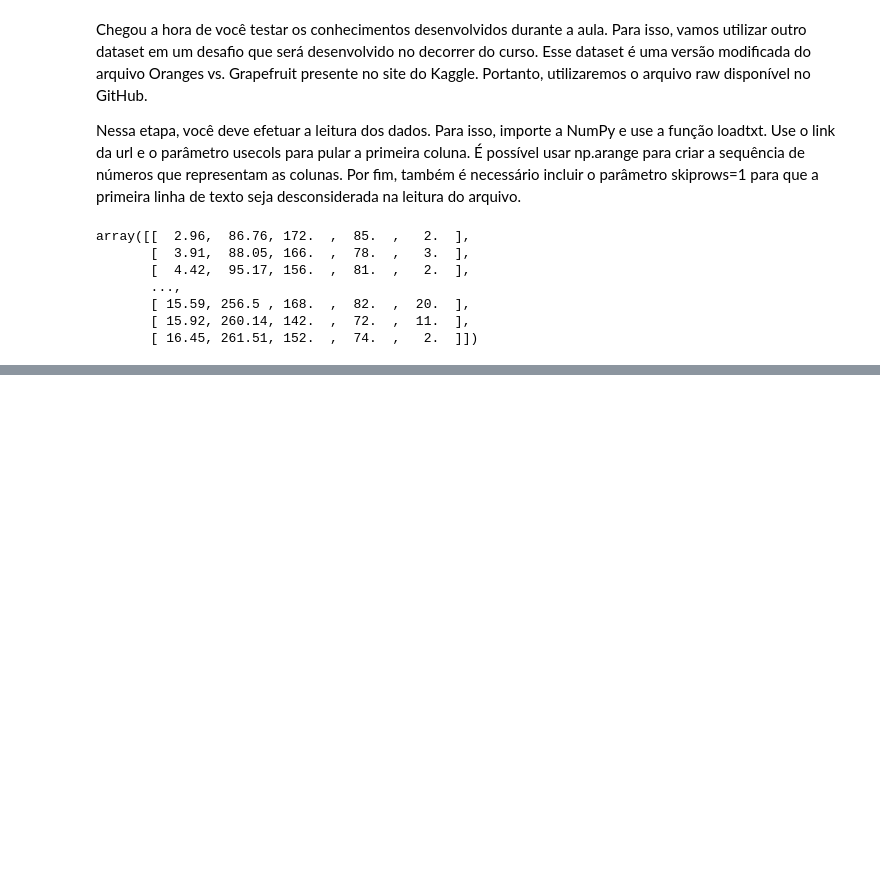
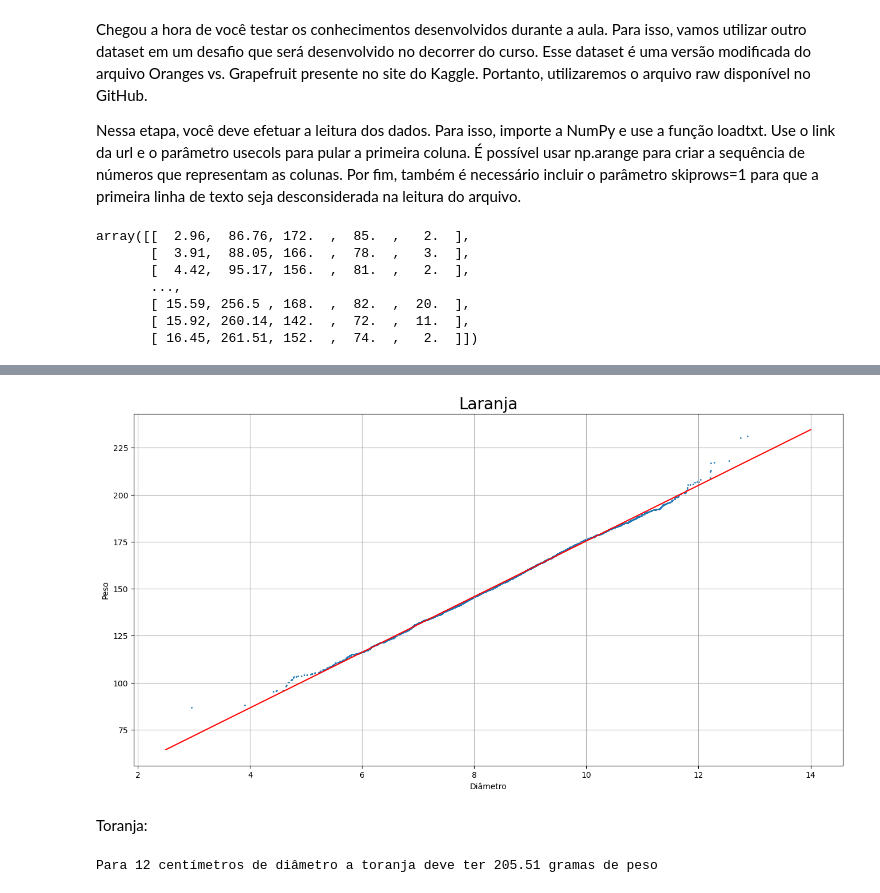
Before and after one commit to Isradias/Aulas_numpy, a Jupyter notebook: Exercicio/notebook.ipynb, the cells around one changed output, grey strips where cells are left out. Drawn from its saved outputs; the diff is of its cells as text; code cells hidden in the pictures; blank space fills up the shorter version.

```diff
--- a/Exercicio/notebook.ipynb
+++ b/Exercicio/notebook.ipynb
@@ -18,0 +134,26 @@ array([[  2.96,  86.76, 172.  ,  85.  ,   2.  ],
+# %%
+plt.figure(figsize=(16, 8))
+plt.grid()
+diametro_laranja = laranja[:,0]
+peso_laranja = laranja[:,1]
+plt.scatter(diametro_laranja, peso_laranja, s=1)
+plt.xlabel(xlabel='Diâmetro')
+plt.ylabel(ylabel='Peso')
+plt.title('Laranja', fontsize=20)
+plt.plot(retaX_laranja, retaY_laranja, color='red')
+plt.show()
+# %% [output]
+[figure, added]
+# %% [markdown]
+Toranja:
+# %%
+param_toranja = np.polyfit(diametro_toranja, peso_toranja, 1)
+retaX_toranja = [7,17]
+retaY_toranja = [param_toranja[0]*retaX_toranja[0]+param_toranja[1],param_toranja[0]*retaX_toranja[1]+param_toranja[1]]
+
+def pontos_reta_toranja(x):
+    print(f'Para {x} centímetros de diâmetro a toranja deve ter {(param_toranja[0]*x+param_toranja[1]):.2f} gramas de peso')
+
+pontos_reta_toranja(12)
+# %% [output]
+Para 12 centímetros de diâmetro a toranja deve ter 205.51 gramas de peso
```
Also changed, not shown: parts of 13 cells of this notebook, 1 other file.
